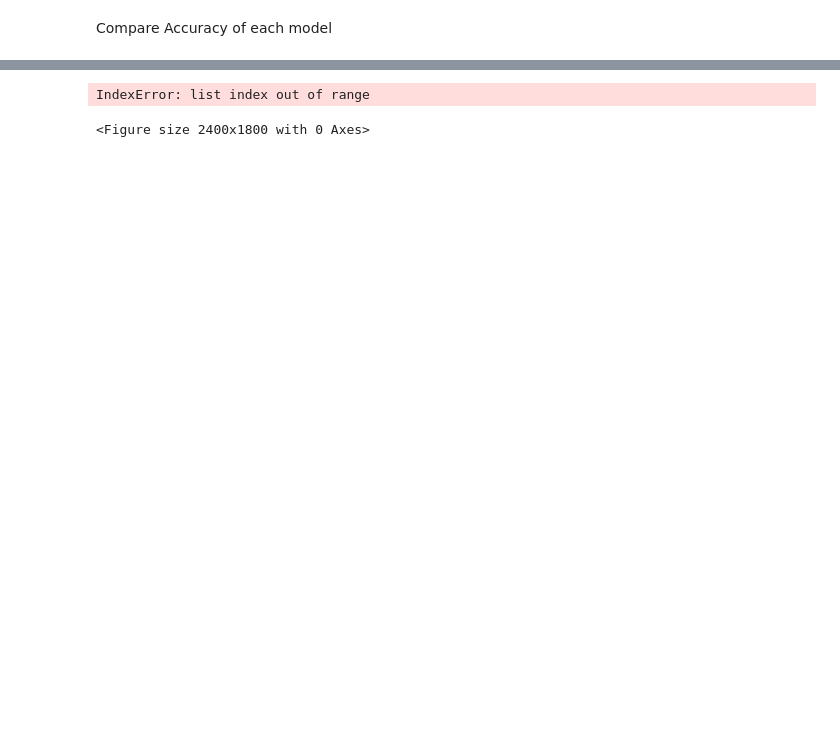
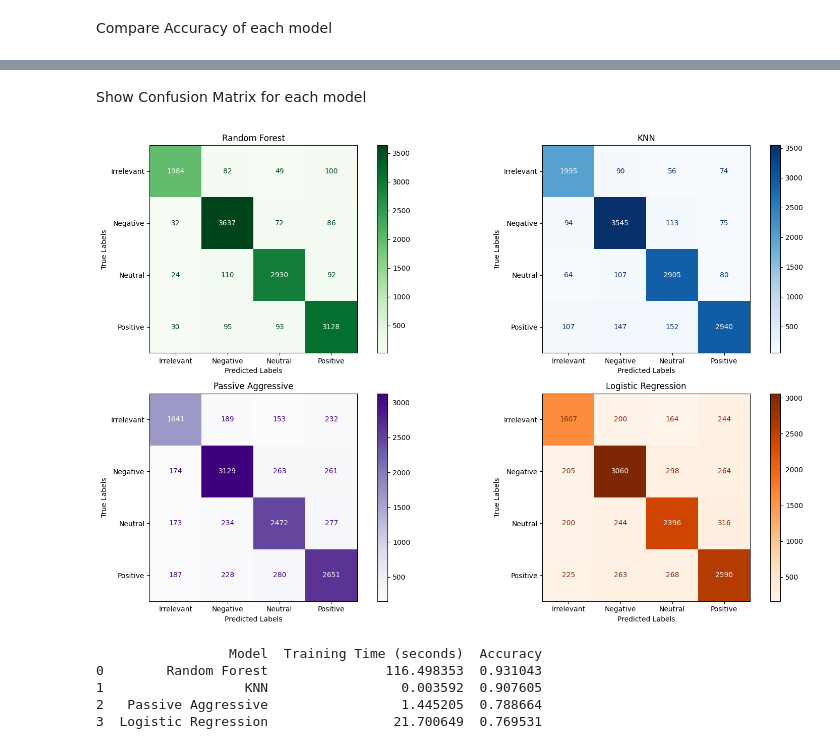
Before and after one commit to matchi-1/Twitter-Sentiment-Analysis, a Jupyter notebook: notebooks/TwitterSentimentAnalysis.ipynb, the cells around one changed output, grey strips where cells are left out. Cells and saved outputs as stored; diff of their text form; code cells hidden in the pictures; blank space fills up the shorter version.

```diff
--- a/notebooks/TwitterSentimentAnalysis.ipynb
+++ b/notebooks/TwitterSentimentAnalysis.ipynb
@@ -413,31 +468,41 @@ plt.show()
+# %% [markdown]
+Show Confusion Matrix for each model
 # %%
-cmx_colors = ['Blues', 'Greens', 'Reds', 'Oranges']
+cmx_colors = ['Greens', 'Blues', 'Purples', 'Oranges']
 
 def plot_confusion_matrices(models, model_names, X_test, y_test, colors):
-    plt.figure(figsize=(24, 18))
+    plt.figure(figsize=(16, 10))
 
     for i, (model, model_name, color) in enumerate(zip(models, model_names, colors), start=1):
         # Get predictions
         y_pred = model.predict(X_test)
 
         # Calculate confusion matrix
         confusion = confusion_matrix(y_test, y_pred)
-        cmx = ConfusionMatrixDisplay(confusion_matrix=confusion)
+        cmx = ConfusionMatrixDisplay(confusion_matrix=confusion, display_labels=['Irrelevant', 'Negative', 'Neutral', 'Positive'])
 
         # Subplot for current model
         plt.subplot(2, 2, i)
 
         # Plot confusion matrix with specified color scheme
         cmx.plot(cmap=color, ax=plt.gca())
         plt.xlabel('Predicted Labels')
         plt.ylabel('True Labels')
         plt.title(model_name)
 
     plt.tight_layout()
     plt.show()
 
 
 plot_confusion_matrices(models.values(), models.keys(), X_test, y_test, cmx_colors)
 # %% [output]
-IndexError: list index out of range
-<Figure size 2400x1800 with 0 Axes>
+[figure, added]
+# %%
+# Print summary of Precision and Training Time
+print(results_df)
+# %% [output]
+                 Model  Training Time (seconds)  Accuracy
+0        Random Forest               116.498353  0.931043
+1                  KNN                 0.003592  0.907605
+2   Passive Aggressive                 1.445205  0.788664
+3  Logistic Regression                21.700649  0.769531
```
Also changed, not shown: parts of 25 cells of this notebook.
